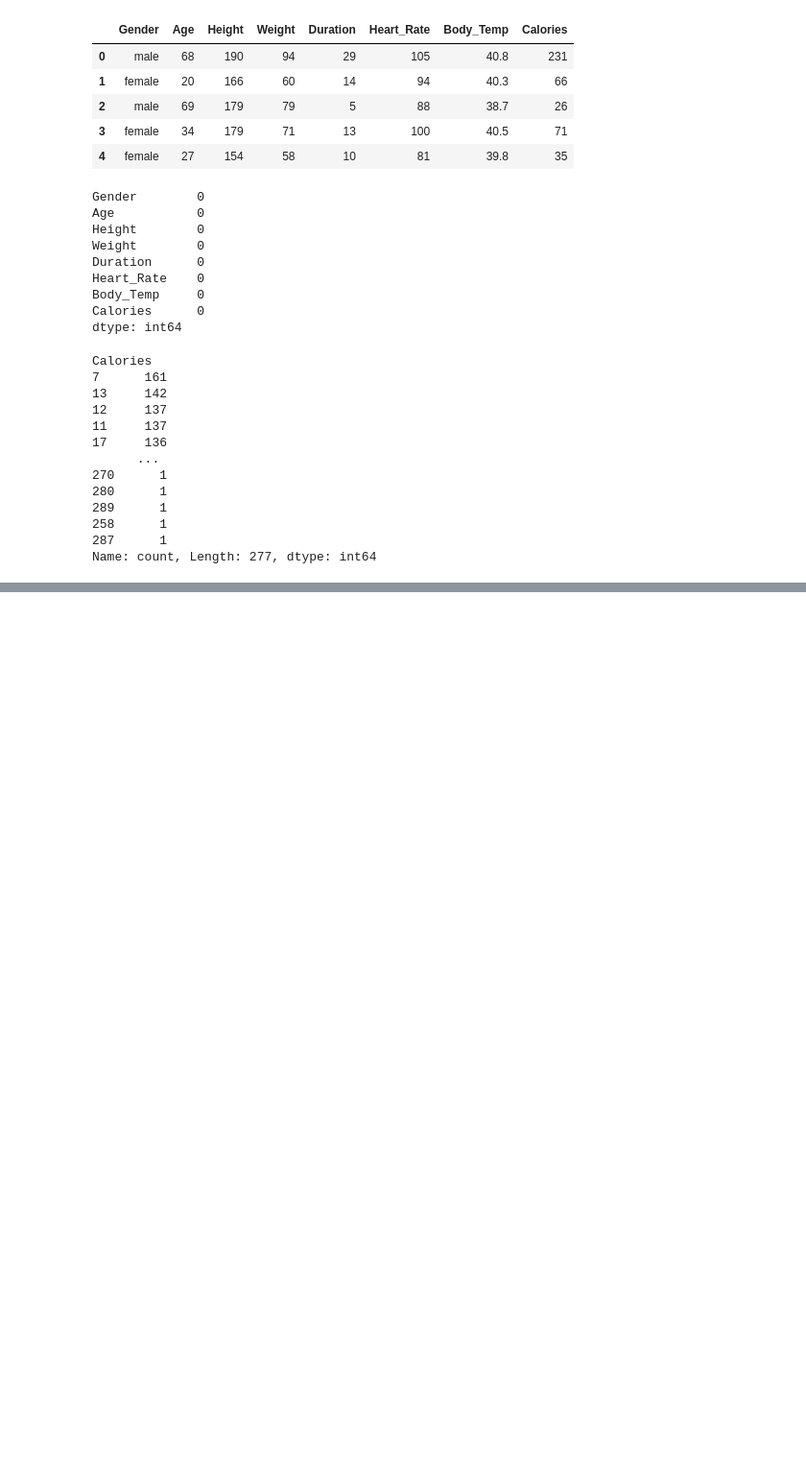
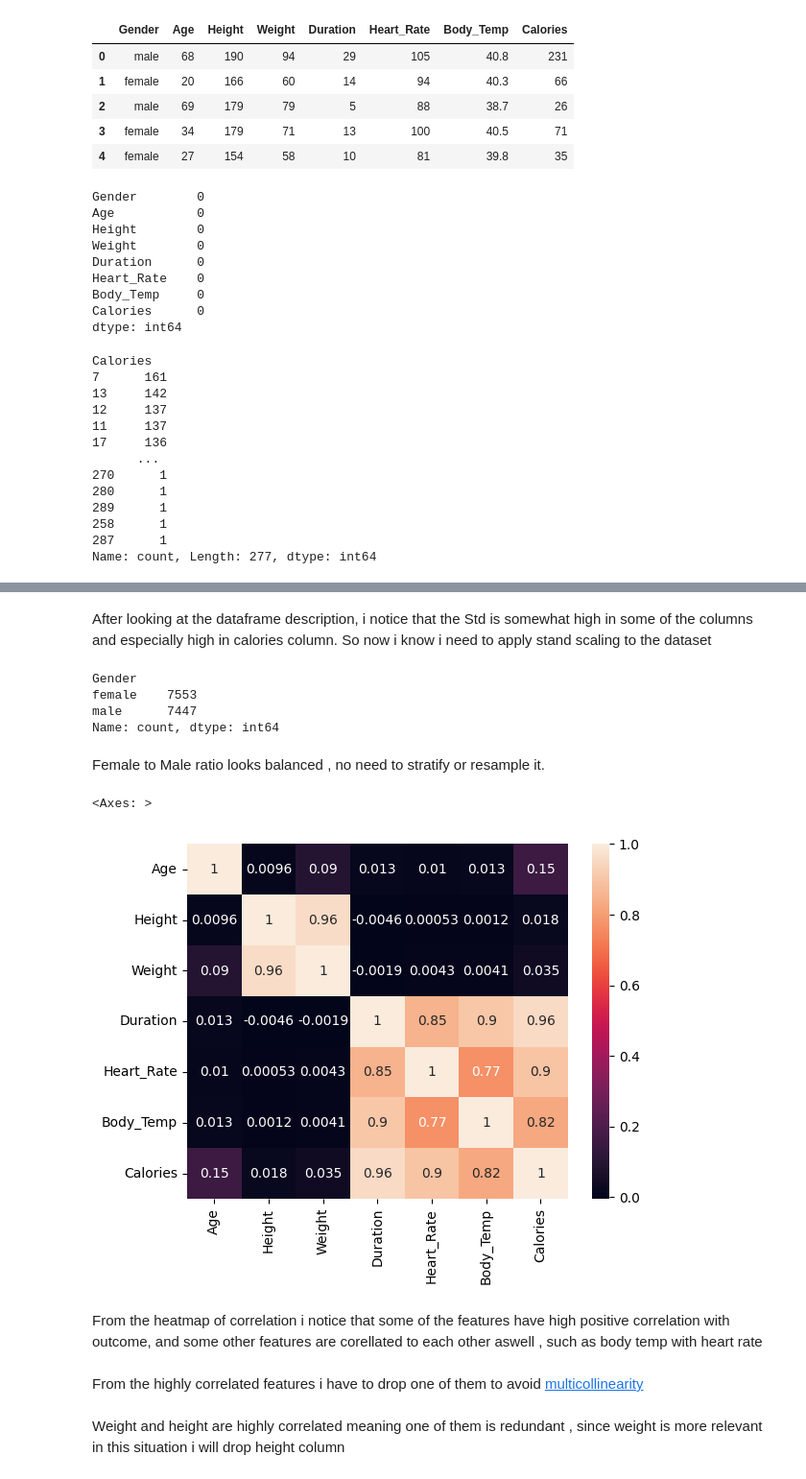
Before and after one commit to AhmadJer99/Calories-Burn-Prediction, a Jupyter notebook: CaloriesBurntPrediction.ipynb, the cells around one changed output, grey strips where cells are left out. Shown at 96% size. Drawn from its saved outputs; the diff is of its cells as text; code cells hidden in the pictures; blank space fills up the shorter version.

```diff
--- a/CaloriesBurntPrediction.ipynb
+++ b/CaloriesBurntPrediction.ipynb
@@ -81,3 +93,15 @@ Name: count, Length: 277, dtype: int64
+# %% [markdown]
+After looking at the dataframe description, i notice that the Std is somewhat high in some of the columns and especially high in calories column.
+So now i know i need to apply stand scaling to the dataset
+# %%
+df['Gender'].value_counts()
+# %% [output]
+Gender
+female    7553
+male      7447
+Name: count, dtype: int64
+# %% [markdown]
+Female to Male ratio looks balanced , no need to stratify or resample it.
 # %%
 import matplotlib.pyplot as plt
 import seaborn as sns
@@ -90,0 +108,11 @@ plt.show()
+# %%
+sns.heatmap(df[['Age','Height','Weight','Duration','Heart_Rate','Body_Temp','Calories']].corr(), annot=True)
+# %% [output]
+<Axes: >
+[figure, added]
+# %% [markdown]
+From the heatmap of correlation i notice that some of the features have high positive correlation with outcome, and some other features are corellated to each other aswell , such as body temp with heart rate
+# %% [markdown]
+From the highly correlated features i have to drop one of them to avoid [multicollinearity](https://www.investopedia.com/terms/m/multicollinearity.asp)
+# %% [markdown]
+Weight and height are highly correlated meaning one of them is redundant , since weight is more relevant in this situation i will drop height column
```
Also changed, not shown: parts of 15 cells of this notebook.
